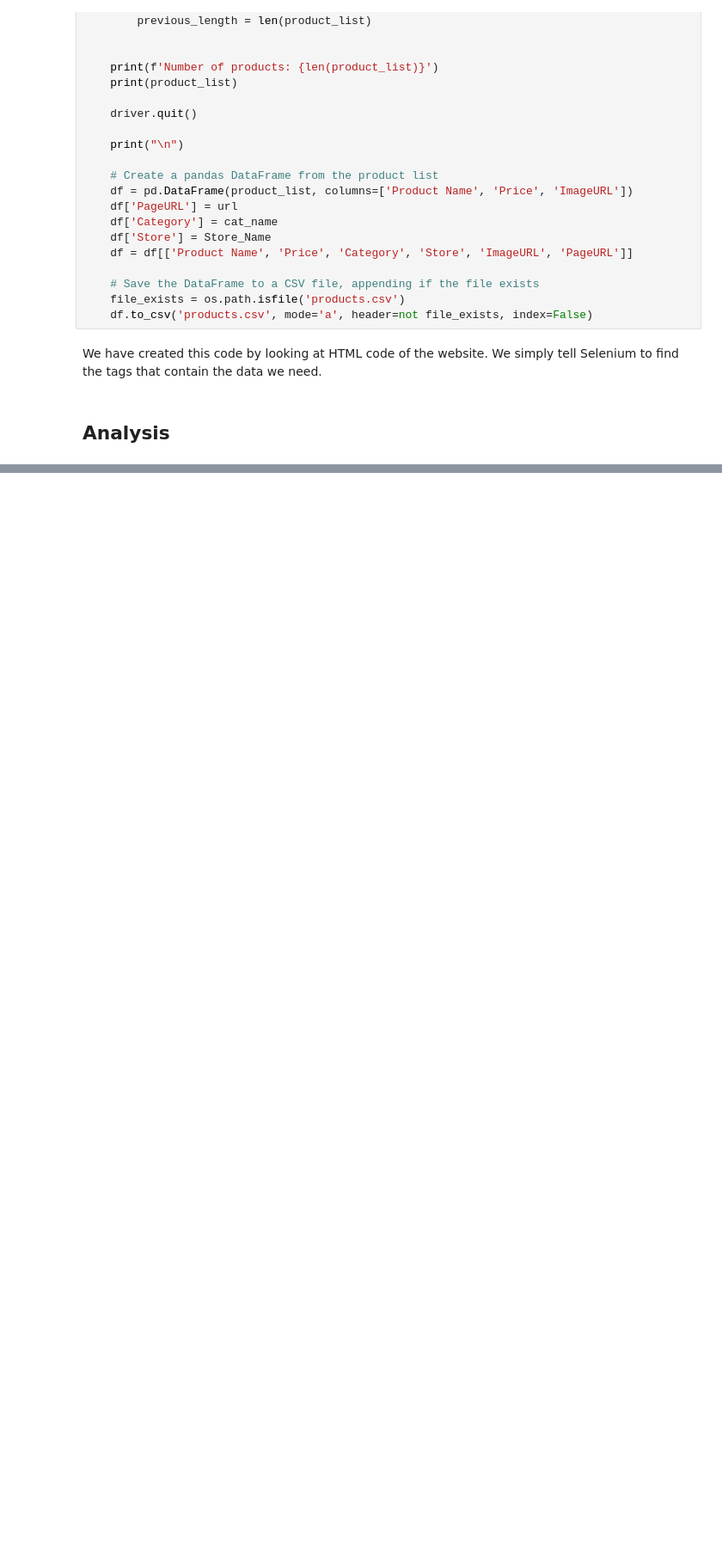
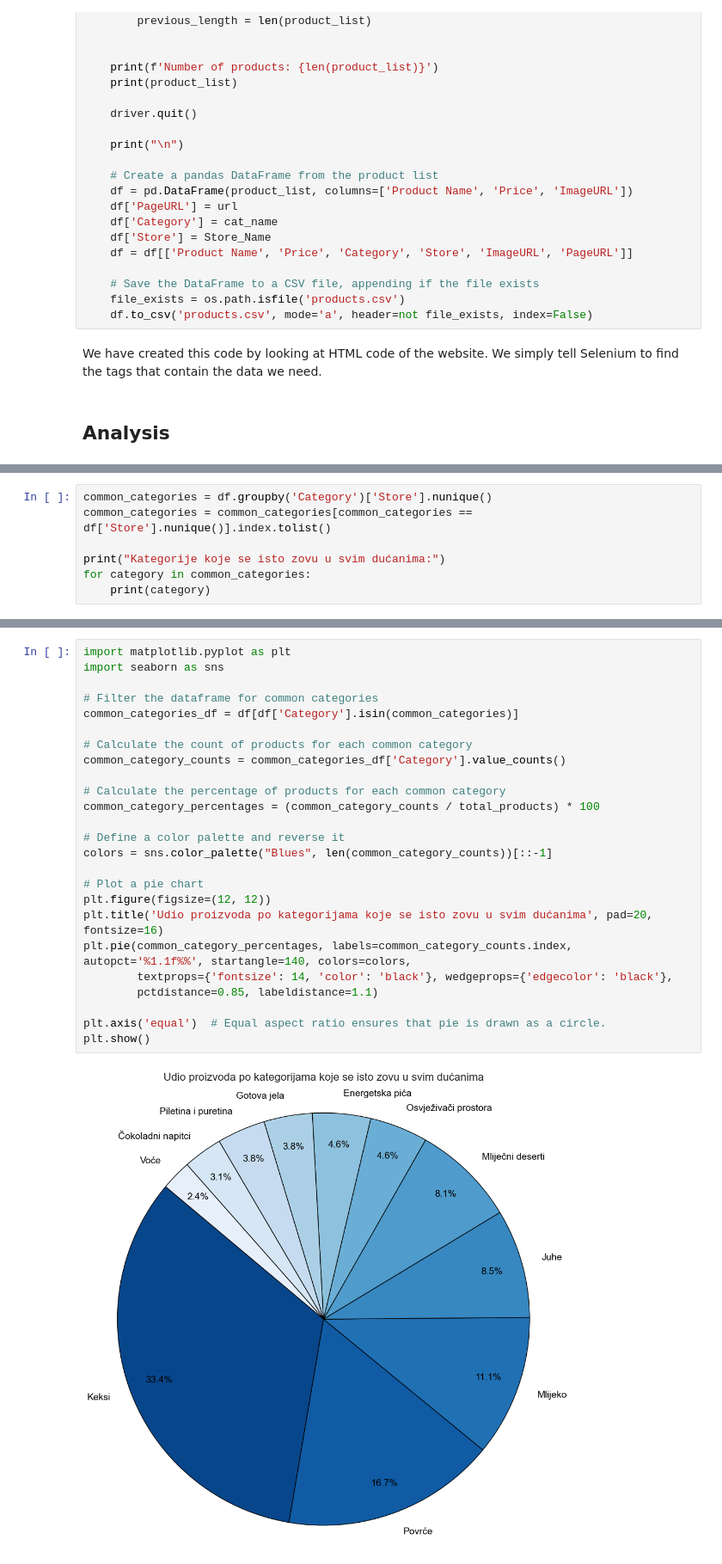
Before and after one commit to abotica/data-science-notebook, a Jupyter notebook: project.ipynb, the cells around one changed output, grey strips where cells are left out. Shown at 86% size. Drawn from its saved outputs; the diff is of its cells as text; blank space fills up the shorter version.

```diff
--- a/project.ipynb
+++ b/project.ipynb
@@ -328,0 +727,7 @@ After successfully scraping the data we created a CSV file containing the data f
+# %%
+common_categories = df.groupby('Category')['Store'].nunique()
+common_categories = common_categories[common_categories == df['Store'].nunique()].index.tolist()
+
+print("Kategorije koje se isto zovu u svim dućanima:")
+for category in common_categories:
+    print(category)
@@ -328,0 +753,27 @@ After successfully scraping the data we created a CSV file containing the data f
+# %%
+import matplotlib.pyplot as plt
+import seaborn as sns
+
+# Filter the dataframe for common categories
+common_categories_df = df[df['Category'].isin(common_categories)]
+
+# Calculate the count of products for each common category
+common_category_counts = common_categories_df['Category'].value_counts()
+
+# Calculate the percentage of products for each common category
+common_category_percentages = (common_category_counts / total_products) * 100
+
+# Define a color palette and reverse it
+colors = sns.color_palette("Blues", len(common_category_counts))[::-1]
+
+# Plot a pie chart
+plt.figure(figsize=(12, 12))
+plt.title('Udio proizvoda po kategorijama koje se isto zovu u svim dućanima', pad=20, fontsize=16)
+plt.pie(common_category_percentages, labels=common_category_counts.index, autopct='%1.1f%%', startangle=140, colors=colors,
+        textprops={'fontsize': 14, 'color': 'black'}, wedgeprops={'edgecolor': 'black'},
+        pctdistance=0.85, labeldistance=1.1)
+
+plt.axis('equal')  # Equal aspect ratio ensures that pie is drawn as a circle.
+plt.show()
+# %% [output]
+[figure, added]
```
Also changed, not shown: parts of 46 cells of this notebook, 1 other file.
